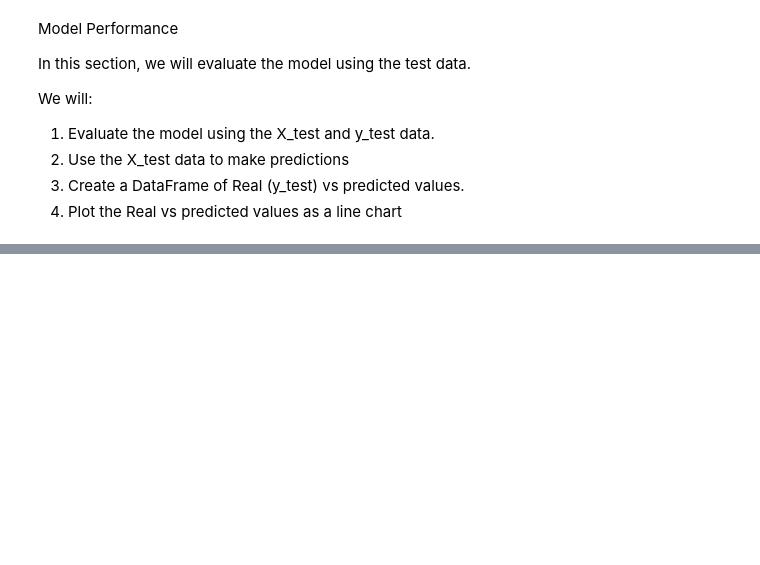
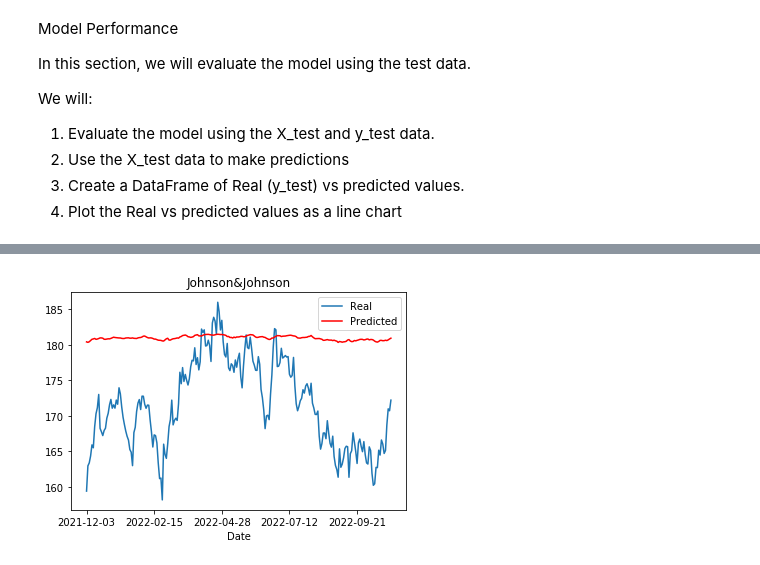
Before and after one commit to namir17/tweets-and-stocks, a Jupyter notebook: ML_models/LSTM.ipynb, the cells around one changed output, grey strips where cells are left out. Cells and saved outputs as stored; diff of their text form; code cells hidden in the pictures; blank space fills up the shorter version.

```diff
--- a/ML_models/LSTM.ipynb
+++ b/ML_models/LSTM.ipynb
@@ -500,0 +474,4 @@ plot_prediction(pred_)
+# %%
+plot_prediction(pred_jnj, "Johnson&Johnson")
+# %% [output]
+[figure, added]
```
Also changed, not shown: parts of 37 cells of this notebook, 1 other file.
